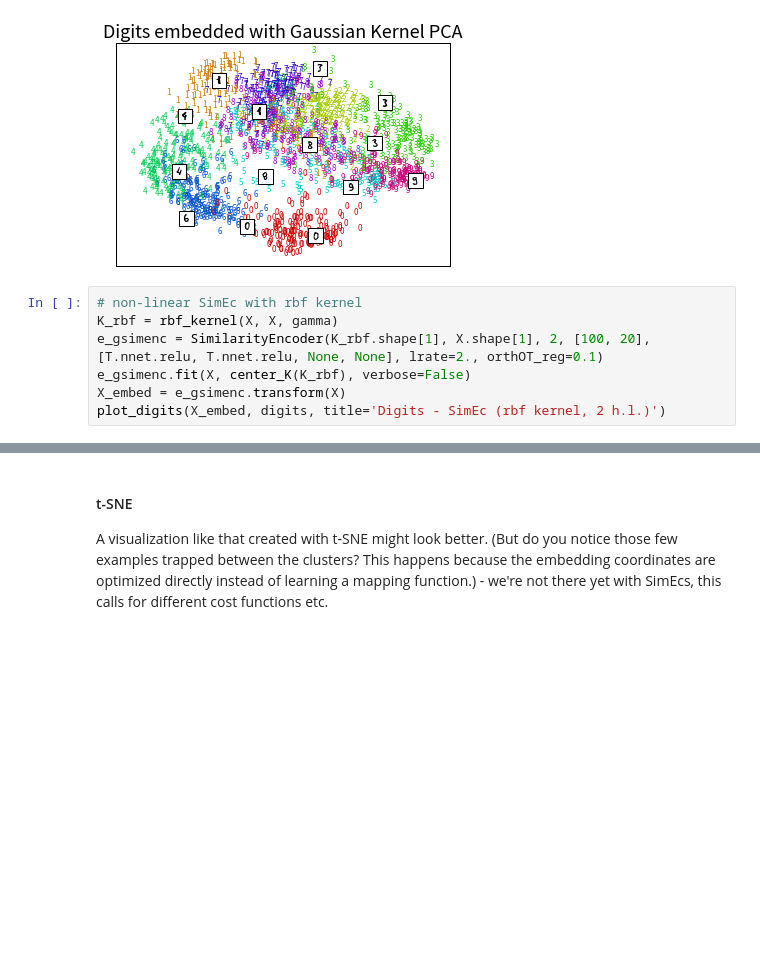
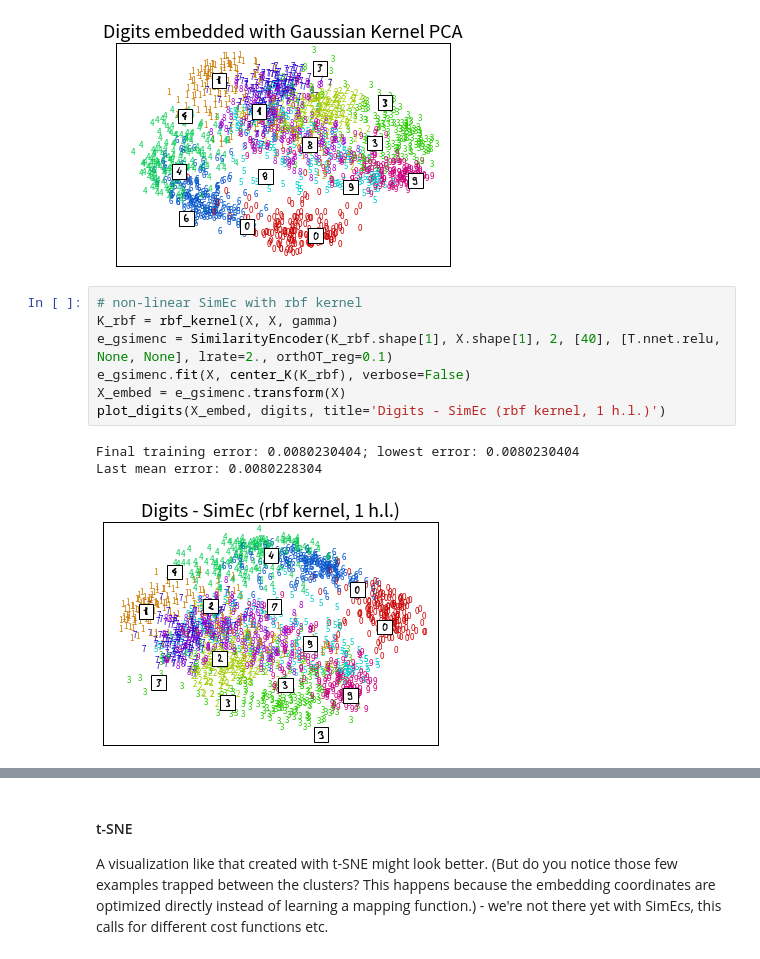
Before and after one commit to cod3licious/simec-theano, a Jupyter notebook: examples_simec.ipynb, the cells around one changed output, grey strips where cells are left out. Drawn from its saved outputs; the diff is of its cells as text; blank space fills up the shorter version.

```diff
--- a/examples_simec.ipynb
+++ b/examples_simec.ipynb
@@ -112,10 +112,14 @@ plot_digits(X_embed, digits, title='Digits embedded with Gaussian Kernel PCA')
 # %%
 # non-linear SimEc with rbf kernel
 K_rbf = rbf_kernel(X, X, gamma)
-e_gsimenc = SimilarityEncoder(K_rbf.shape[1], X.shape[1], 2, [100, 20], [T.nnet.relu, T.nnet.relu, None, None], lrate=2., orthOT_reg=0.1)
+e_gsimenc = SimilarityEncoder(K_rbf.shape[1], X.shape[1], 2, [40], [T.nnet.relu, None, None], lrate=2., orthOT_reg=0.1)
 e_gsimenc.fit(X, center_K(K_rbf), verbose=False)
 X_embed = e_gsimenc.transform(X)
-plot_digits(X_embed, digits, title='Digits - SimEc (rbf kernel, 2 h.l.)')
+plot_digits(X_embed, digits, title='Digits - SimEc (rbf kernel, 1 h.l.)')
+# %% [output]
+Final training error: 0.0080230404; lowest error: 0.0080230404
+Last mean error: 0.0080228304
+[figure, added]
 # %%
 # isomap
 e_isomap = Isomap(n_neighbors=10, n_components=2)
```
Also changed, not shown: parts of 17 cells of this notebook.
